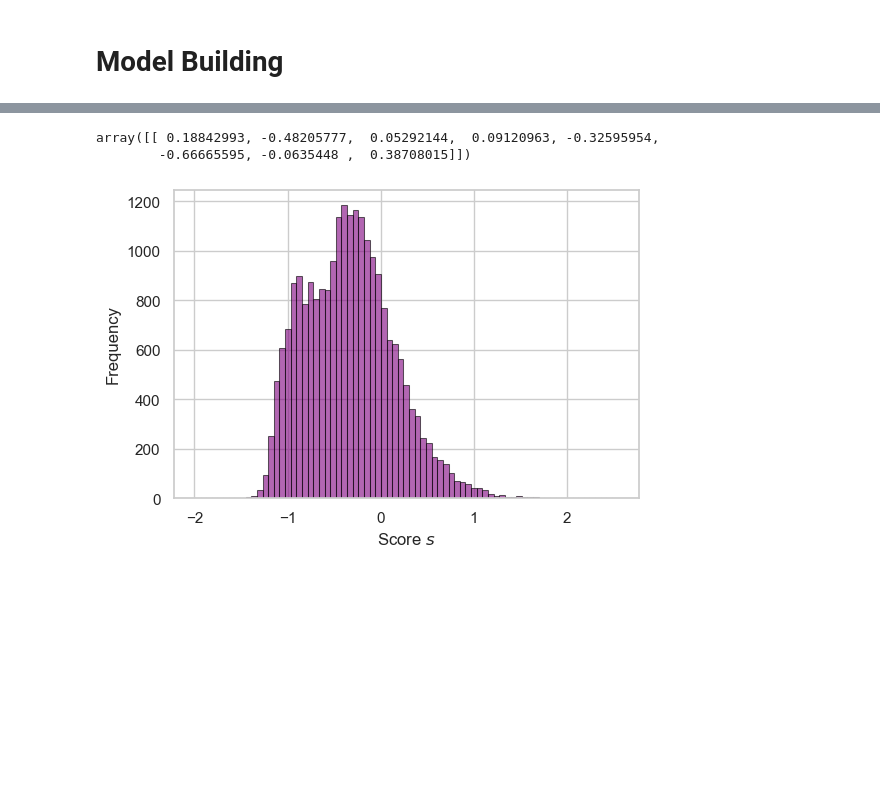
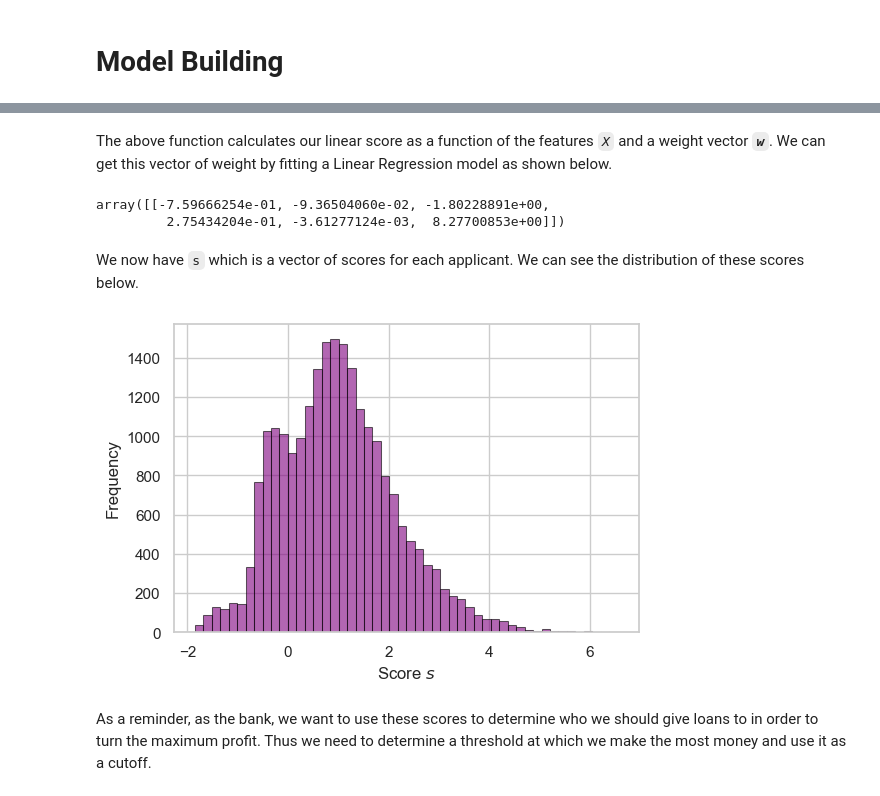
Before and after one commit to lawolff1702/lawolff1702.github.io, a Jupyter notebook: posts/Design and Impact of Automated Decision Systems/index.ipynb, the cells around one changed output, grey strips where cells are left out. Drawn from its saved outputs; the diff is of its cells as text; code cells hidden in the pictures; blank space fills up the shorter version.

```diff
--- a/posts/Design and Impact of Automated Decision Systems/index.ipynb
+++ b/posts/Design and Impact of Automated Decision Systems/index.ipynb
@@ -136,10 +150,10 @@ all_quant_cols = ["person_age", "person_income", "person_emp_length", "loan_amnt
 
 df_train = pd.get_dummies(df_train)
 
-LR = LogisticRegression()
+LR = LogisticRegression(max_iter = 1000)
 scaler = StandardScaler()
 
-df_train[all_quant_cols] = scaler.fit_transform(df_train[all_quant_cols])
+# df_train[all_quant_cols] = scaler.fit_transform(df_train[all_quant_cols])
 score = 0
 final_cols = []
 
@@ -151,10 +165,11 @@ for qual in all_qual_cols:
   for pair in combinations(all_quant_cols, 2):
     cols = qual_cols + list(pair)
     LR.fit(X_train[cols], y_train)
-    cross_val_scores = cross_val_score(LR, X_train[cols], y_train, cv = 10)
+    cross_val_scores = cross_val_score(LR, X_train[cols], y_train, cv = 5)
     if cross_val_scores.mean() > score:
       score = cross_val_scores.mean()
       final_cols = cols
 
+
 print(f"The best model scored {score*100:.3f}% accuracy when testing on training data using: \n{final_cols}")
 # %% [output]
@@ -163,17 +182,24 @@ The best model scored 84.70% accuracy when testing on training data using:
 # %%
 def linear_score(X, w):
     return X@w
-# %%
-LR.coef_
-# %% [output]
-array([[ 0.18842993, -0.48205777,  0.05292144,  0.09120963, -0.32595954,
-        -0.66665595, -0.0635448 ,  0.38708015]])
+# %% [markdown]
+The above function calculates our linear score as a function of the features *`X`* and a weight vector ***`w`***. We can get this vector of weight by fitting a Linear Regression model as shown below.
+# %%
+LR.fit(X_train[final_cols], y_train)
+LR.coef_
+# %% [output]
+array([[-7.59666254e-01, -9.36504060e-02, -1.80228891e+00,
+         2.75434204e-01, -3.61277124e-03,  8.27700853e+00]])
 # %%
-w = np.array(LR.coef_[0][2:])
+w = LR.coef_[0]
 s = linear_score(df_train[final_cols], w)
+# %% [markdown]
+We now have `s` which is a vector of scores for each applicant. We can see the distribution of these scores below.
 # %%
 fig, ax = plt.subplots(1, 1, figsize = (6, 4))
-hist = ax.hist(s, bins = 75, color = "purple", alpha = 0.6, linewidth = 0.75, edgecolor = "black")
+hist = ax.hist(s, bins = 50, color = "purple", alpha = 0.6, linewidth = 0.75, edgecolor = "black")
 labs = ax.set(xlabel = r"Score $s$", ylabel = "Frequency")
 # %% [output]
-[figure, old version]
+[figure, new version]
+# %% [markdown]
+As a reminder, as the bank, we want to use these scores to determine who we should give loans to in order to turn the maximum profit. Thus we need to determine a threshold at which we make the most money and use it as a cutoff.
```
Also changed, not shown: parts of 49 cells of this notebook, 9 other files.
